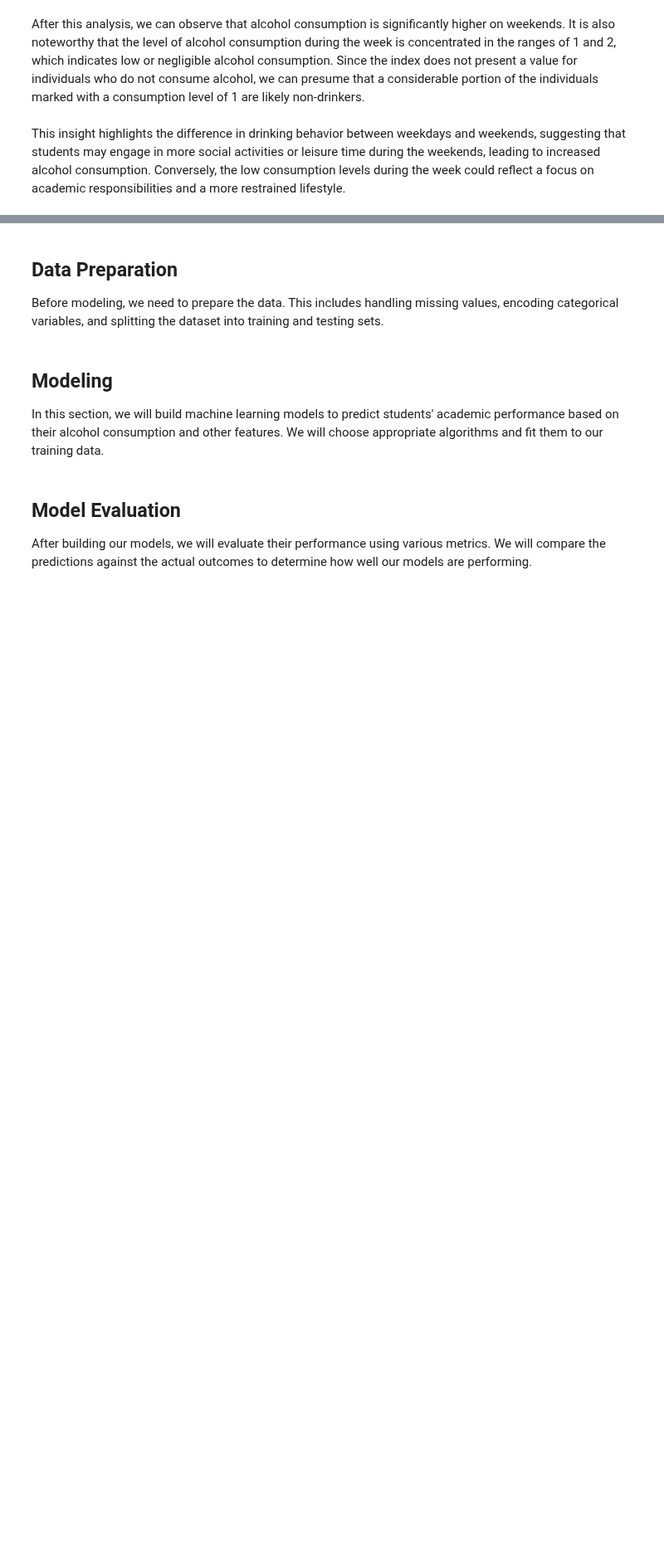
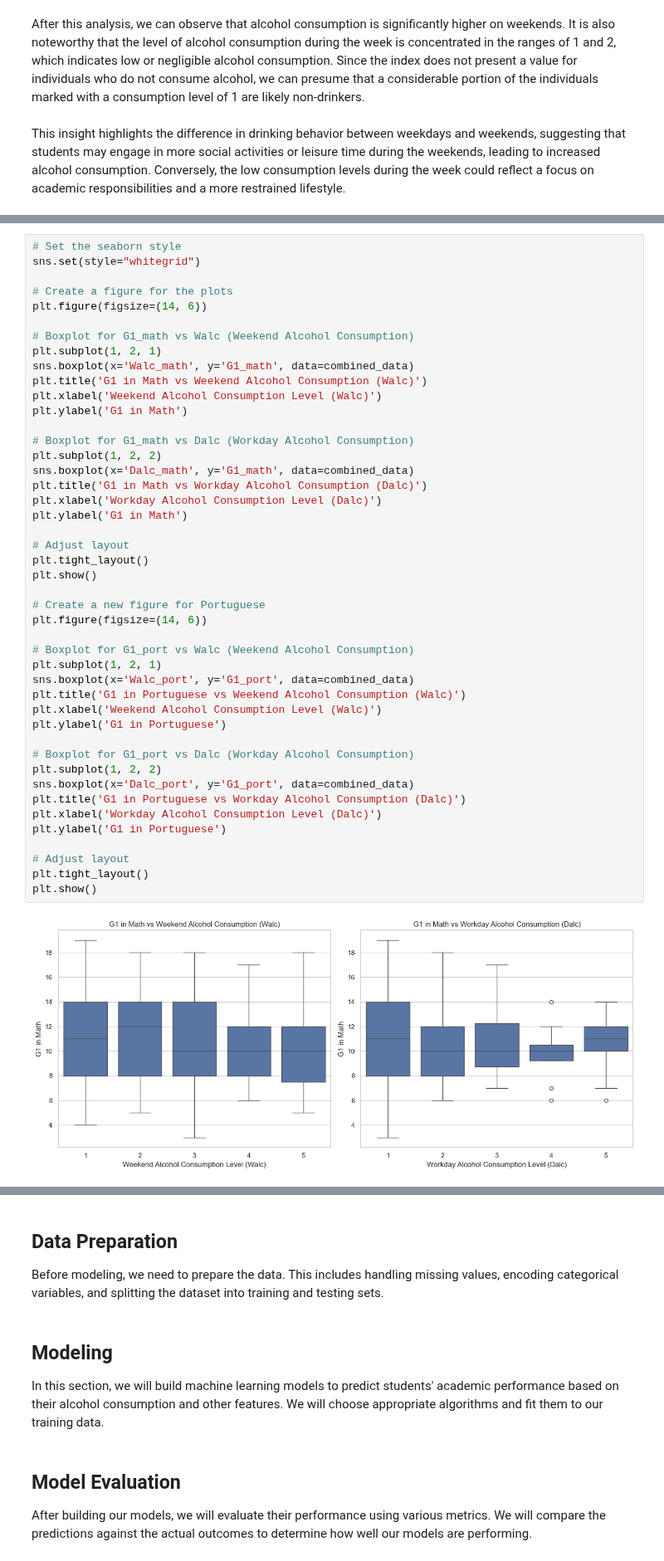
Before and after one commit to richenapedro/Data-Science-Analyst, a Jupyter notebook: Student Alcohol Consumption (EDA)/script/Student Alcohol Consumption.ipynb, the cells around one changed output, grey strips where cells are left out. Shown at 83% size. Drawn from its saved outputs; the diff is of its cells as text; blank space fills up the shorter version.

```diff
--- a/Student Alcohol Consumption (EDA)/script/Student Alcohol Consumption.ipynb
+++ b/Student Alcohol Consumption (EDA)/script/Student Alcohol Consumption.ipynb
@@ -469,0 +492,47 @@ plt.show()
+# %%
+# Set the seaborn style
+sns.set(style="whitegrid")
+
+# Create a figure for the plots
+plt.figure(figsize=(14, 6))
+
+# Boxplot for G1_math vs Walc (Weekend Alcohol Consumption)
+plt.subplot(1, 2, 1)
+sns.boxplot(x='Walc_math', y='G1_math', data=combined_data)
+plt.title('G1 in Math vs Weekend Alcohol Consumption (Walc)')
+plt.xlabel('Weekend Alcohol Consumption Level (Walc)')
+plt.ylabel('G1 in Math')
+
+# Boxplot for G1_math vs Dalc (Workday Alcohol Consumption)
+plt.subplot(1, 2, 2)
+sns.boxplot(x='Dalc_math', y='G1_math', data=combined_data)
+plt.title('G1 in Math vs Workday Alcohol Consumption (Dalc)')
+plt.xlabel('Workday Alcohol Consumption Level (Dalc)')
+plt.ylabel('G1 in Math')
+
+# Adjust layout
+plt.tight_layout()
+plt.show()
+
+# Create a new figure for Portuguese
+plt.figure(figsize=(14, 6))
+
+# Boxplot for G1_port vs Walc (Weekend Alcohol Consumption)
+plt.subplot(1, 2, 1)
+sns.boxplot(x='Walc_port', y='G1_port', data=combined_data)
+plt.title('G1 in Portuguese vs Weekend Alcohol Consumption (Walc)')
+plt.xlabel('Weekend Alcohol Consumption Level (Walc)')
+plt.ylabel('G1 in Portuguese')
+
+# Boxplot for G1_port vs Dalc (Workday Alcohol Consumption)
+plt.subplot(1, 2, 2)
+sns.boxplot(x='Dalc_port', y='G1_port', data=combined_data)
+plt.title('G1 in Portuguese vs Workday Alcohol Consumption (Dalc)')
+plt.xlabel('Workday Alcohol Consumption Level (Dalc)')
+plt.ylabel('G1 in Portuguese')
+
+# Adjust layout
+plt.tight_layout()
+plt.show()
+# %% [output]
+[figure, added]
```
Also changed, not shown: parts of 13 cells of this notebook.
